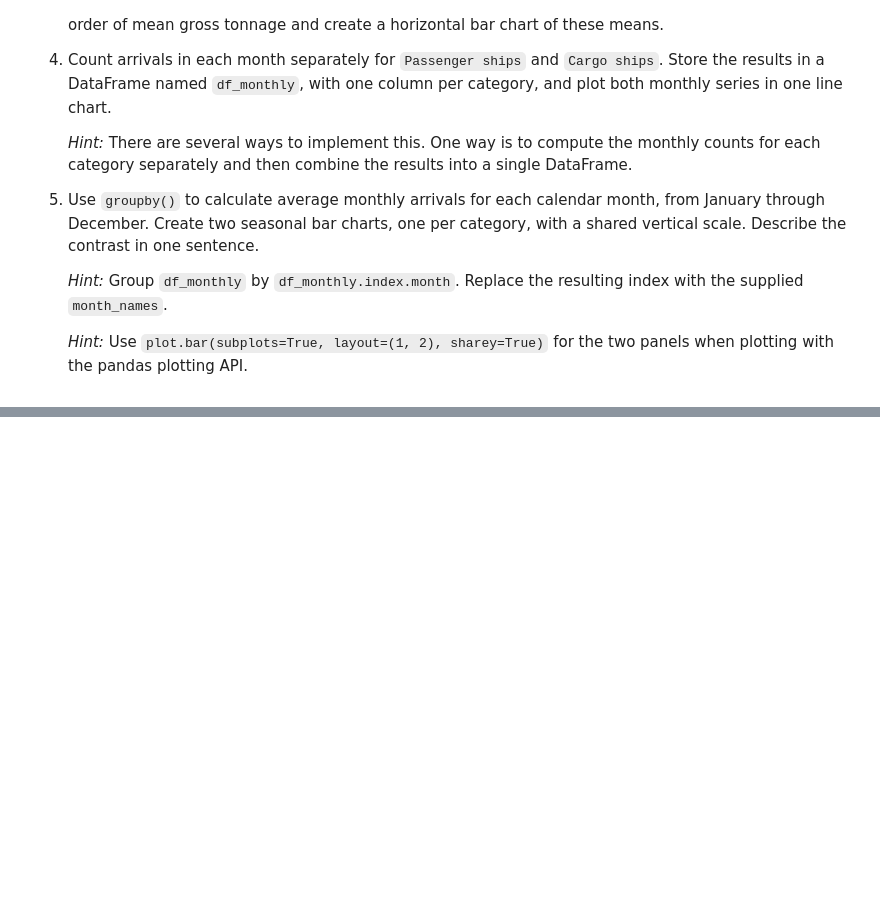
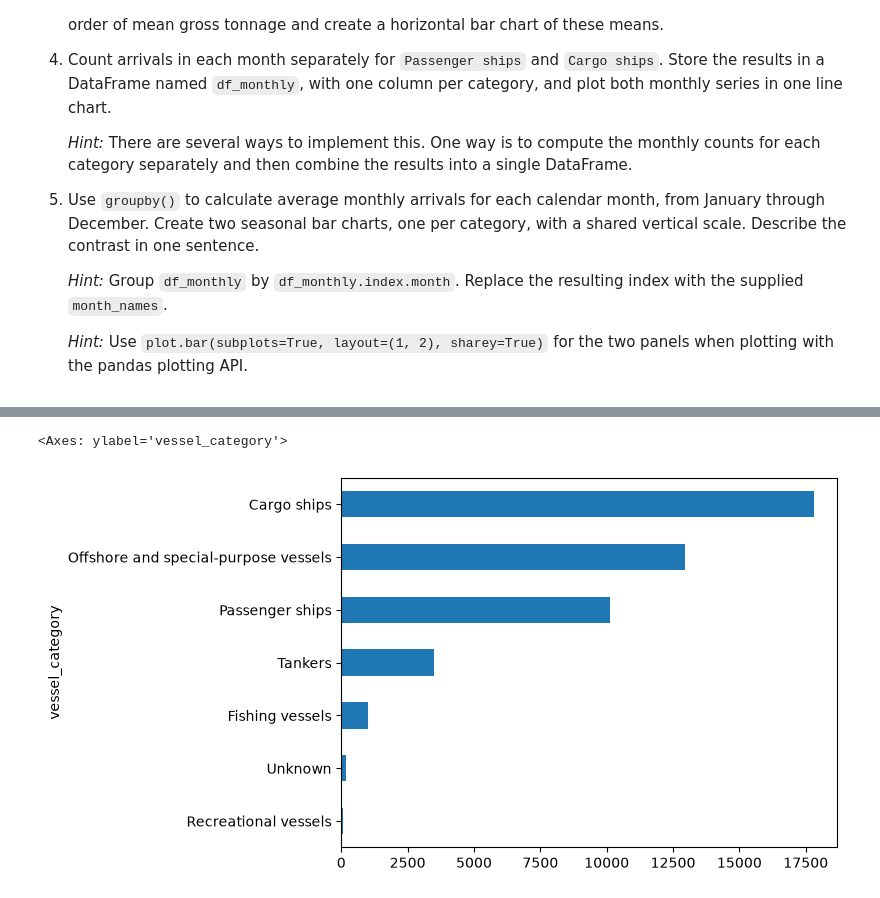
Before and after one commit to JKO-coder1/TECH2-H26, a Jupyter notebook: workshops/workshop4/workshop4_JK.ipynb, the cells around one changed output, grey strips where cells are left out. Saved outputs shown, nothing was run; the diff lists cells and outputs as text; code cells hidden in the pictures; blank space fills up the shorter version.

```diff
--- a/workshops/workshop4/workshop4_JK.ipynb
+++ b/workshops/workshop4/workshop4_JK.ipynb
@@ -278,0 +361,14 @@ month_names = [
+# %%
+counts = df_arrivals.groupby('vessel_category').size()
+
+total_arrivals = len(df_arrivals)
+shares = counts / total_arrivals * 100
+
+df_categories = pd.DataFrame({
+    'arrivals': counts,
+    'shares_percent': shares
+})
+
+df_categories = df_categories.sort_values('arrivals', ascending=False)
+
+df_categories
@@ -278,0 +385,5 @@ month_names = [
+# %%
+df_categories['arrivals'].sort_values().plot.barh()
+# %% [output]
+<Axes: ylabel='vessel_category'>
+[figure, added]
```
Also changed, not shown: parts of 23 cells of this notebook, 2 other files.
